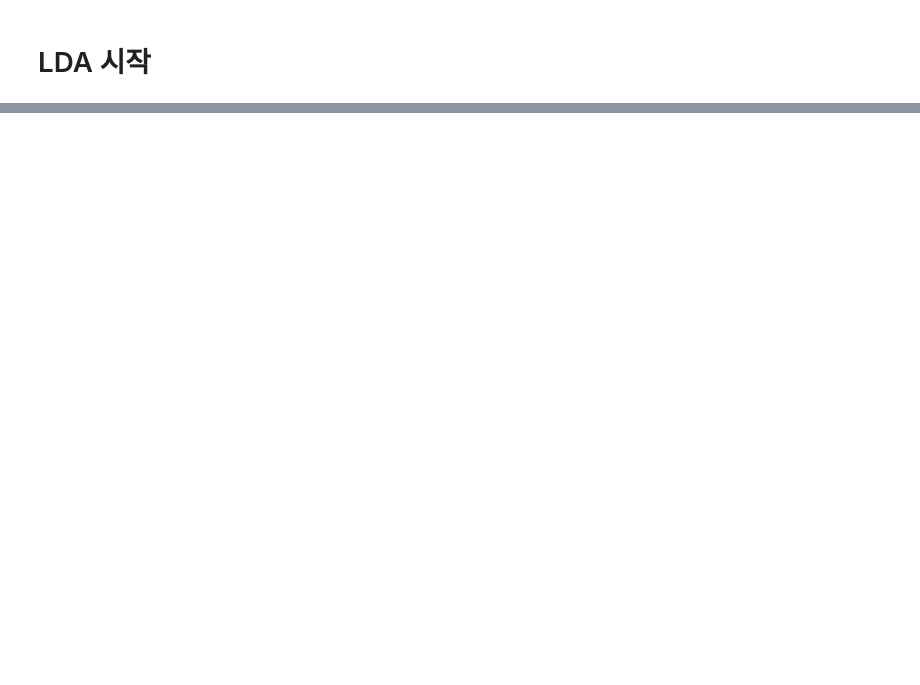
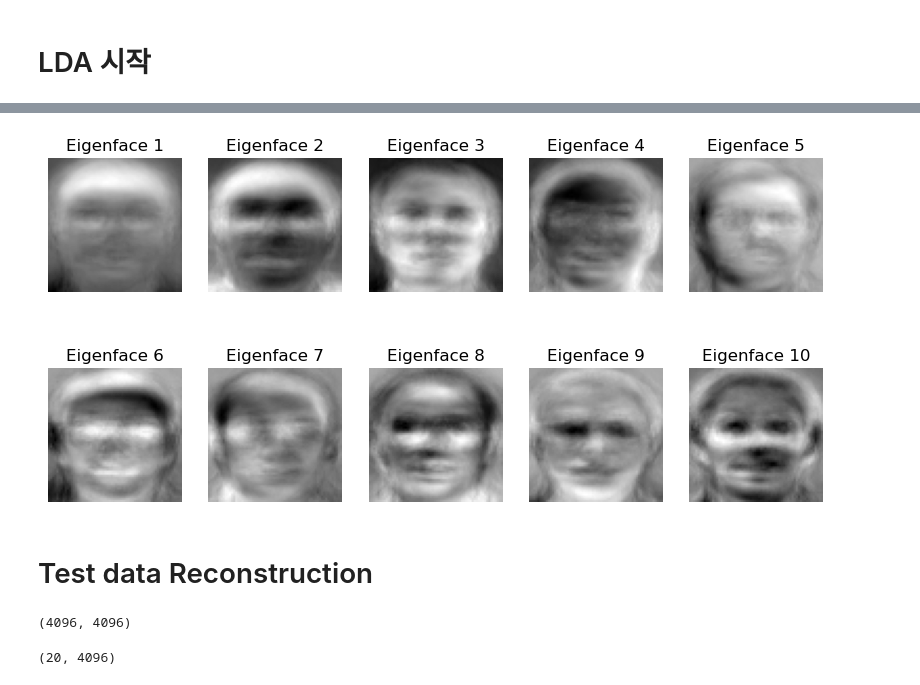
Before and after one commit to kyumly/CSW6001-HW, a Jupyter notebook: start.ipynb, the cells around one changed output, grey strips where cells are left out. Drawn from its saved outputs; the diff is of its cells as text; code cells hidden in the pictures; blank space fills up the shorter version.

```diff
--- a/start.ipynb
+++ b/start.ipynb
@@ -233,0 +176,14 @@ array([[ -3.20369148],
+# %%
+from matplotlib import pyplot as plt
+
+for i, marker in enumerate(markers[:40]):
+    x_axis_data = result[y_train==i+1, 0]
+
+    y_axis_data = result[y_train==i+1, 1]
+
+    plt.scatter(x_axis_data, y_axis_data, marker=marker, label=f"{i+1}")
+
+plt.legend(loc='upper right')
+plt.xlabel('lda_component_1')
+plt.ylabel('lda_component_2')
+plt.show()
@@ -233,0 +221,3 @@ array([[ -3.20369148],
+# %%
+from sklearn.decomposition import PCA as pca3
+pcaa = pca3(n_components=10)
@@ -233,0 +228,7 @@ array([[ -3.20369148],
+# %%
+face2 = pcaa.components_.reshape((10, 64, 64))
+face_show(face2)
+# %% [output]
+[figure, added]
+# %% [markdown]
+# Test data Reconstruction
@@ -233,0 +237,4 @@ array([[ -3.20369148],
+# %%
+a.fit(10)
+# %% [output]
+(4096, 4096)
@@ -233,0 +243,4 @@ array([[ -3.20369148],
+# %%
+re.shape
+# %% [output]
+(20, 4096)
```
Also changed, not shown: parts of 42 cells of this notebook, 3 other files.
